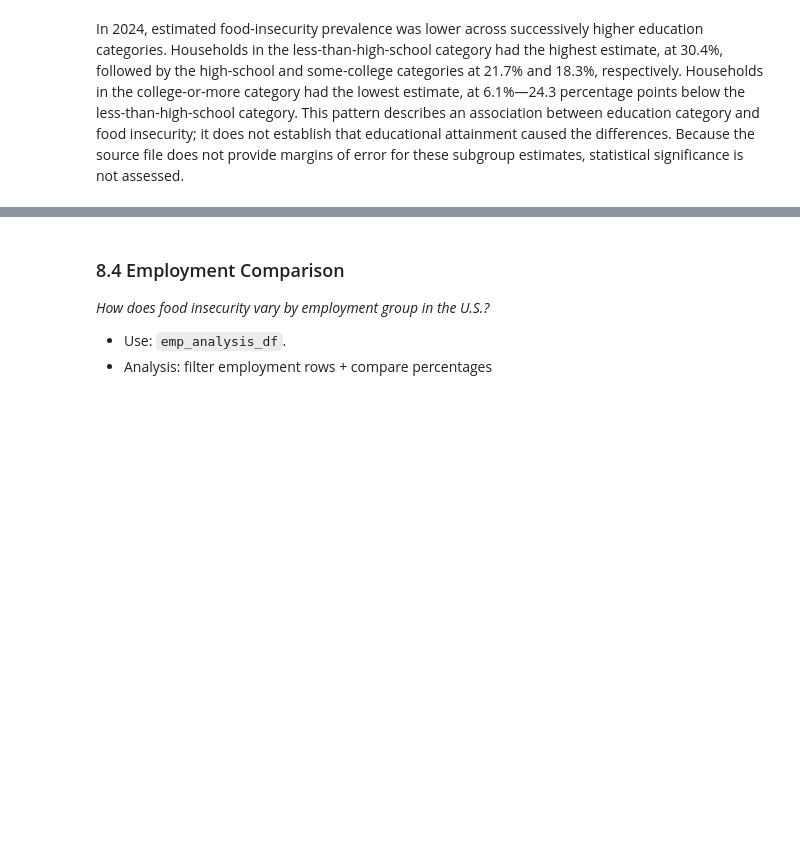
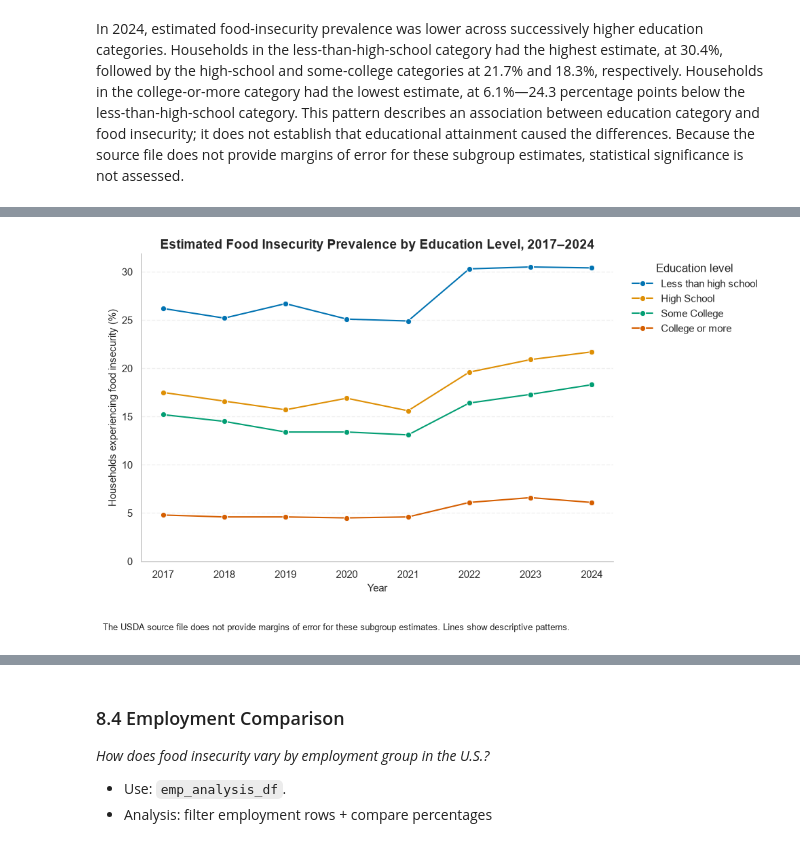
Before and after one commit to MichaelBujard/notebook-portfolio-project-0, a Jupyter notebook: notebooks/food_insecurity_analysis.ipynb, the cells around one changed output, grey strips where cells are left out. Drawn from its saved outputs; the diff is of its cells as text; code cells hidden in the pictures; blank space fills up the shorter version.

Commit message:
Complete Section 8.3 historical education comparison

```diff
--- a/notebooks/food_insecurity_analysis.ipynb
+++ b/notebooks/food_insecurity_analysis.ipynb
@@ -2459,6 +2459,23 @@ Across the 17 overlapping three-year periods, Texas’s food-insecurity point es
 *How does food insecurity vary by education level in the U.S.?*
 - Use: `educ_analysis_df`.
 - Analysis: filter education rows + compare percentages
+# %%
+education_order = [
+    'Less than high school',
+    'High School',
+    'Some College',
+    'College or more'
+]
+
+education_palette = dict(
+    zip(
+        education_order,
+        sns.color_palette(
+            'colorblind',
+            n_colors=len(education_order)
+        )
+    )
+)
 # %% [markdown]
 #### 8.3.1 Latest-Year Comparison
 # %%
@@ -2578,0 +2646,59 @@ In 2024, estimated food-insecurity prevalence was lower across successively high
+# %%
+fig, ax = plt.subplots(figsize=(10, 6))
+
+sns.lineplot(
+    data=educ_analysis_df,
+    x='year',
+    y='food_insecure_percent',
+    hue='education',
+    hue_order=education_order,
+    palette=education_palette,
+    marker='o',
+    errorbar=None,
+    ax=ax
+)
+
+ax.set_xticks(expected_education_years)
+ax.set_ylim(bottom=0)
+
+ax.set(
+    title=(
+        'Estimated Food Insecurity Prevalence by Education Level, '
+        '2017–2024'
+    ),
+    xlabel='Year',
+    ylabel='Households experiencing food insecurity (%)'
+)
+
+ax.grid(
+    axis='y',
+    linestyle='--',
+    alpha=0.3
+)
+
+ax.legend(
+    title='Education level',
+    bbox_to_anchor=(1.02, 1),
+    loc='upper left'
+)
+
+ax.xaxis.grid(False)
+ax.set_axisbelow(True)
+
+fig.text(
+    0.01,
+    0.01,
+    (
+        'The USDA source file does not provide margins of error for these '
+        'subgroup estimates. Lines show descriptive patterns.'
+    ),
+    fontsize=9
+)
+
+plt.tight_layout(
+    rect=[0, 0.07, 1, 1]
+)
+
+plt.show()
+# %% [output]
+[figure, added]
```
Also changed, not shown: parts of 8 cells of this notebook, 1 other file.
